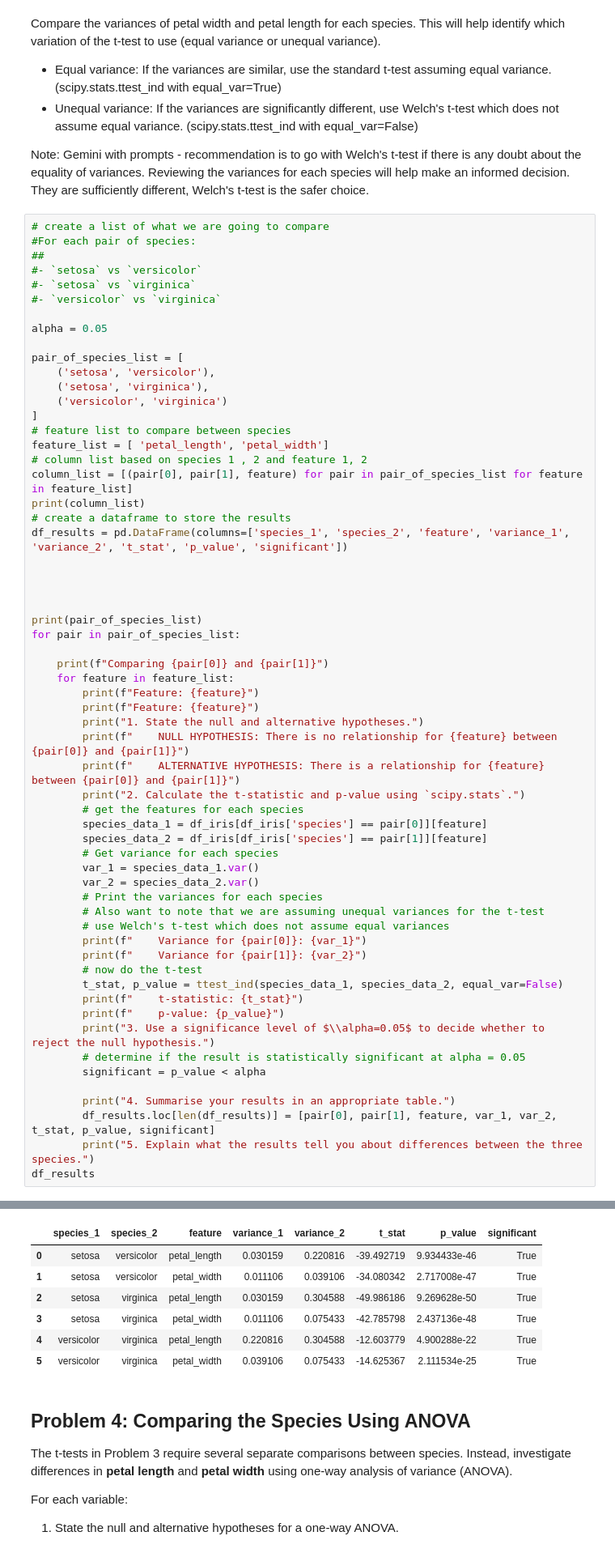
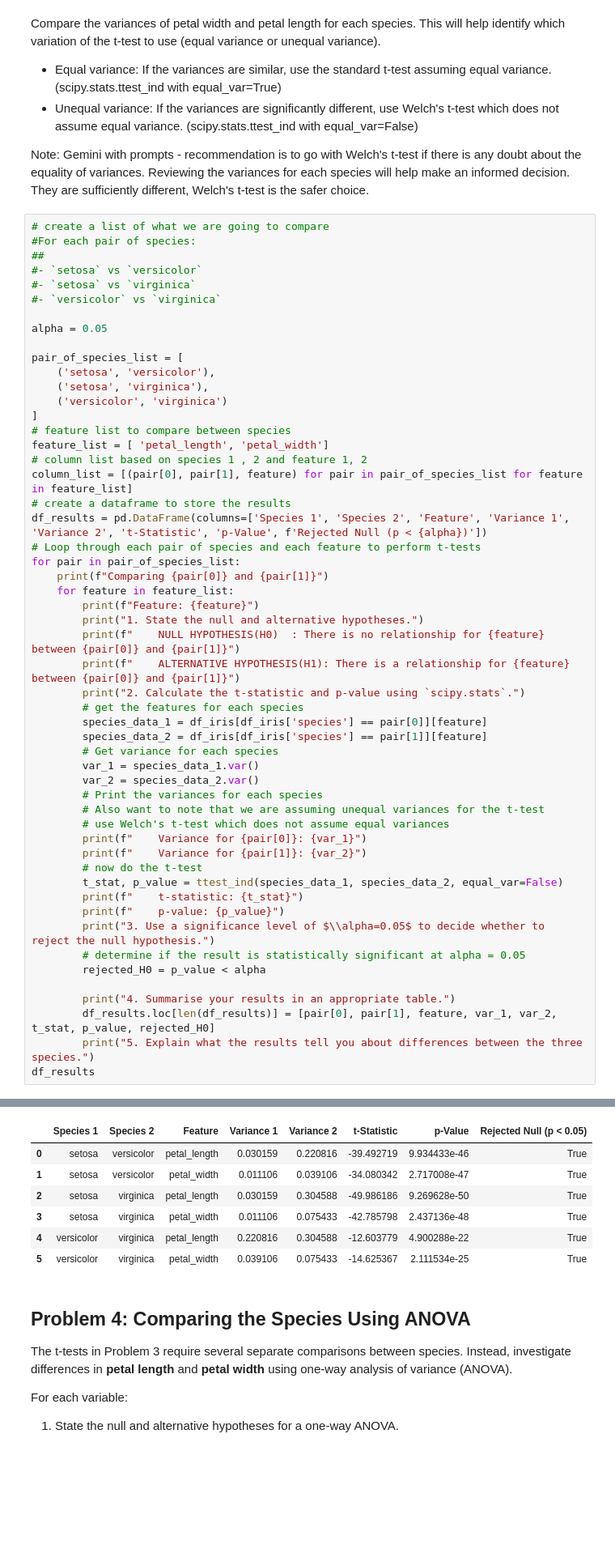
Before and after one commit to clydewatts1/PDFA_Applied_Statistics_Project, a Jupyter notebook: problems.ipynb, the cells around one changed output, grey strips where cells are left out. Shown at 81% size. Cells and saved outputs as stored; diff of their text form; blank space fills up the shorter version.

```diff
--- a/problems.ipynb
+++ b/problems.ipynb
@@ -511,23 +511,16 @@ pair_of_species_list = [
 feature_list = [ 'petal_length', 'petal_width']
 # column list based on species 1 , 2 and feature 1, 2
 column_list = [(pair[0], pair[1], feature) for pair in pair_of_species_list for feature in feature_list]
-print(column_list)
 # create a dataframe to store the results
-df_results = pd.DataFrame(columns=['species_1', 'species_2', 'feature', 'variance_1', 'variance_2', 't_stat', 'p_value', 'significant'])
-
-
-
-
-print(pair_of_species_list)
+df_results = pd.DataFrame(columns=['Species 1', 'Species 2', 'Feature', 'Variance 1', 'Variance 2', 't-Statistic', 'p-Value', f'Rejected Null (p < {alpha})'])
+# Loop through each pair of species and each feature to perform t-tests
 for pair in pair_of_species_list:
-
     print(f"Comparing {pair[0]} and {pair[1]}")
     for feature in feature_list:
         print(f"Feature: {feature}")
-        print(f"Feature: {feature}")
         print("1. State the null and alternative hypotheses.")
-        print(f"    NULL HYPOTHESIS: There is no relationship for {feature} between {pair[0]} and {pair[1]}")
-        print(f"    ALTERNATIVE HYPOTHESIS: There is a relationship for {feature} between {pair[0]} and {pair[1]}")
+        print(f"    NULL HYPOTHESIS(H0)  : There is no relationship for {feature} between {pair[0]} and {pair[1]}")
+        print(f"    ALTERNATIVE HYPOTHESIS(H1): There is a relationship for {feature} between {pair[0]} and {pair[1]}")
         print("2. Calculate the t-statistic and p-value using `scipy.stats`.")
         # get the features for each species
         species_data_1 = df_iris[df_iris['species'] == pair[0]][feature]
@@ -546,10 +539,10 @@ for pair in pair_of_species_list:
         print(f"    p-value: {p_value}")
         print("3. Use a significance level of $\\alpha=0.05$ to decide whether to reject the null hypothesis.")
         # determine if the result is statistically significant at alpha = 0.05
-        significant = p_value < alpha
+        rejected_H0 = p_value < alpha
 
         print("4. Summarise your results in an appropriate table.")
-        df_results.loc[len(df_results)] = [pair[0], pair[1], feature, var_1, var_2, t_stat, p_value, significant]
+        df_results.loc[len(df_results)] = [pair[0], pair[1], feature, var_1, var_2, t_stat, p_value, rejected_H0]
         print("5. Explain what the results tell you about differences between the three species.")
 df_results
 # %% [output]
@@ -569,8 +562,8 @@ Feature: petal_length
     p-value: 2.111534400988574e-25
 3. Use a significance level of $\alpha=0.05$ to decide whether to reject the null hypothesis.
 4. Summarise your results in an appropriate table.
 5. Explain what the results tell you about differences between the three species.
-|  | species_1 | species_2 | feature | variance_1 | variance_2 | t_stat | p_value | significant |
+|  | Species 1 | Species 2 | Feature | Variance 1 | Variance 2 | t-Statistic | p-Value | Rejected Null (p < 0.05) |
 | 0 | setosa | versicolor | petal_length | 0.030159 | 0.220816 | -39.492719 | 9.934433e-46 | True |
 | 1 | setosa | versicolor | petal_width | 0.011106 | 0.039106 | -34.080342 | 2.717008e-47 | True |
 | 2 | setosa | virginica | petal_length | 0.030159 | 0.304588 | -49.986186 | 9.269628e-50 | True |
```
Also changed, not shown: parts of 3 cells of this notebook.
